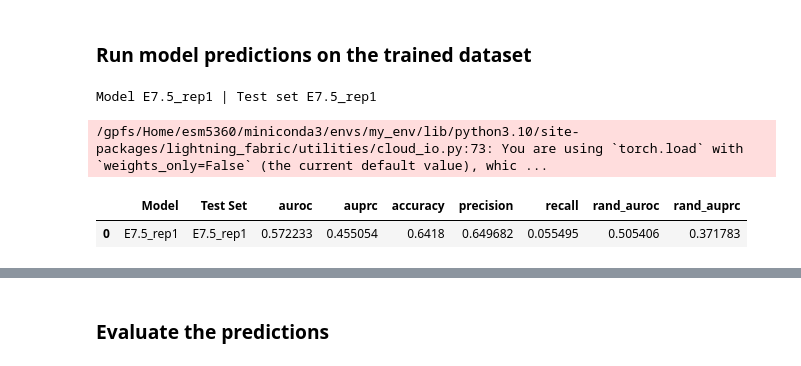
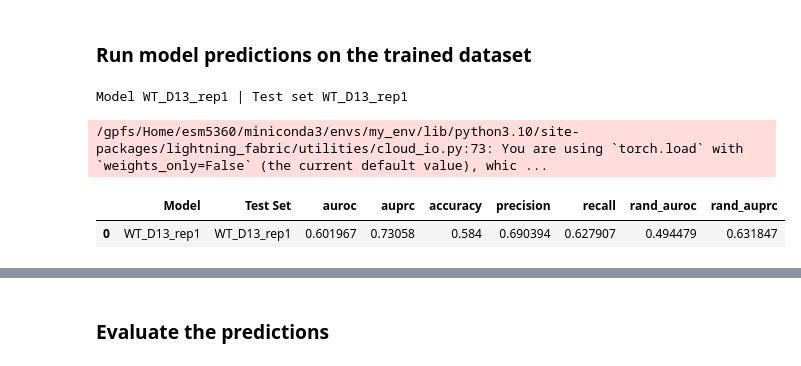
Before and after one commit to emoeller80281/Custom_GRN_Inference, a Jupyter notebook: dev/notebooks/simple_model_testing/test_tf_tg_predictions.ipynb, the cells around one changed output, grey strips where cells are left out. Drawn from its saved outputs; the diff is of its cells as text; code cells hidden in the pictures.

```diff
--- a/dev/notebooks/simple_model_testing/test_tf_tg_predictions.ipynb
+++ b/dev/notebooks/simple_model_testing/test_tf_tg_predictions.ipynb
@@ -12,6 +12,7 @@ from tqdm import tqdm
 PROJECT_DIR = Path("/gpfs/Labs/Uzun/SCRIPTS/PROJECTS/2024.SINGLE_CELL_GRN_INFERENCE.MOELLER/dev/notebooks/simple_model_testing")
 DATA_DIR = PROJECT_DIR / "data"
 CHKPT_DIR = PROJECT_DIR / "checkpoints"
+CHKPT_COPY_DIR = PROJECT_DIR / "checkpoints copy"
 
 sys.path.append(str(PROJECT_DIR))
 
@@ -25,17 +26,18 @@ import stat_utils
 tf_tg_input_cache_dir = DATA_DIR / "tf_tg_training_cache"
 
 tf_dna_model_checkpoints = {
-    "mESC": CHKPT_DIR / "tf_dna_mm10_3682785" / "epoch=05-val_auroc=0.9765-val_loss=0.1653.ckpt",
+    # "mESC": CHKPT_DIR / "tf_dna_mm10_3682785" / "epoch=05-val_auroc=0.9765-val_loss=0.1653.ckpt",
+    "mESC": CHKPT_COPY_DIR / "tfbind_train_3671604" / "epoch=08-val_auroc=0.9177-val_loss=0.2783.ckpt",
     "iPSC": CHKPT_DIR / "tf_dna_hg38_3683606" / "epoch=13-val_auroc=0.9566-val_loss=0.2042.ckpt"
 }
 
 tf_tg_model_checkpoints = {
     "mESC": {
-        "E7.5_rep1": CHKPT_DIR / "mESC" / "E7.5_rep1" / "tf_tg_train_E7.5_rep1_3684521" / "epoch=10-val_auroc=0.6134-val_loss=0.6314.ckpt",
-        # "E8.5_rep1": CHKPT_DIR / "tf_tg_train_3675640" / "epoch=13-val_auroc=0.7088-val_loss=0.6206.ckpt"
+        "E7.5_rep1": CHKPT_DIR / "mESC" / "E7.5_rep1" / "tf_tg_train_E7.5_rep1_3675131" / "epoch_11_best_model.ckpt",
+        "E8.5_rep1": CHKPT_DIR / "mESC" / "E8.5_rep1" / "tf_tg_train_E8.5_rep1_3675640" / "epoch=13-val_auroc=0.7088-val_loss=0.6206.ckpt"
     },
     "iPSC": {
-        "WT_D13_rep1": CHKPT_DIR / "iPSC" /"WT_D13_rep1" / "tf_tg_train_WT_D13_rep1_3683642" / "epoch=23-val_auroc=0.7279-val_loss=0.5969.ckpt",
+        "WT_D13_rep1": CHKPT_DIR / "iPSC" /"WT_D13_rep1" / "tf_tg_train_WT_D13_rep1_3683642" / "epoch=27-val_auroc=0.7340-val_loss=0.5888.ckpt",
     }
 }
 # %% [markdown]
@@ -174,14 +179,14 @@ evaluations = {
         ("E7.5_rep1", "E7.5_rep1"),
         # ("E7.5_rep1", "E8.5_rep1"),
         # ("E8.5_rep1", "E7.5_rep1"),
-        # ("E8.5_rep1", "E8.5_rep1"),
+        ("E8.5_rep1", "E8.5_rep1"),
     ],
     "iPSC": [
         ("WT_D13_rep1", "WT_D13_rep1"),
     ]
 }
 
-evaluation_cell_type = "mESC"
+evaluation_cell_type = "iPSC"
 for model_training_sample, evaluation_sample in evaluations[evaluation_cell_type]:
     print(f"Model {model_training_sample} | Test set {evaluation_sample}")
 
@@ -202,7 +207,12 @@ for model_training_sample, evaluation_sample in evaluations[evaluation_cell_type
         subset_size=subset_size
         )
 
-    tf_tg_model = load_tf_tg_regulation_model(tf_dna_model_chkpt, tf_tg_model_chkpt, tf_embeddings_tensor, tf_mask_tensor)
+    tf_tg_model = load_tf_tg_regulation_model(
+        tf_dna_model_chkpt,
+        tf_tg_model_chkpt,
+        tf_embeddings_tensor,
+        tf_mask_tensor
+        )
 
     # print("Moving model to device")
     device = torch.device("cuda" if torch.cuda.is_available() else "cpu")
@@ -255,36 +265,35 @@ for model_training_sample, evaluation_sample in evaluations[evaluation_cell_type
         all_labels.append(labels.detach().cpu().numpy().ravel())
 
     all_scores_flat = np.concatenate(all_scores)
     all_labels_flat = np.concatenate(all_labels)
 
     metrics = stat_utils.compute_binary_classification_metrics(
         labels=all_labels_flat,
         scores=all_scores_flat,
         score_threshold=score_threshold,
         random_state=42,
     )
 
     mean_loss = total_loss / max(n_edges, 1)
 
     metrics["Model"] = model_training_sample
     metrics["Test Set"] = evaluation_sample
 
     metric_df = pd.DataFrame([metrics])
 
     col_order = ["Model", "Test Set", "auroc", "auprc", "accuracy", "precision", "recall", "rand_auroc", "rand_auprc"]
 
     metric_df = metric_df[col_order]
 
-
     all_comparison_df_list.append(metric_df)
 
 full_comparison_df = pd.concat(all_comparison_df_list, ignore_index=True)
 display(full_comparison_df)
 # %% [output]
-Model E7.5_rep1 | Test set E7.5_rep1
+Model WT_D13_rep1 | Test set WT_D13_rep1
 /gpfs/Home/esm5360/miniconda3/envs/my_env/lib/python3.10/site-packages/lightning_fabric/utilities/cloud_io.py:73: You are using `torch.load` with `weights_only=False` (the current default value), whic ...
 |  | Model | Test Set | auroc | auprc | accuracy | precision | recall | rand_auroc | rand_auprc |
-| 0 | E7.5_rep1 | E7.5_rep1 | 0.572233 | 0.455054 | 0.6418 | 0.649682 | 0.055495 | 0.505406 | 0.371783 |
+| 0 | WT_D13_rep1 | WT_D13_rep1 | 0.601967 | 0.73058 | 0.584 | 0.690394 | 0.627907 | 0.494479 | 0.631847 |
 # %%
 histogram_fig = plotting_utils.plot_score_histograms(
     labels=all_labels_flat,
```
Also changed, not shown: parts of 6 cells of this notebook, 4 other files.
